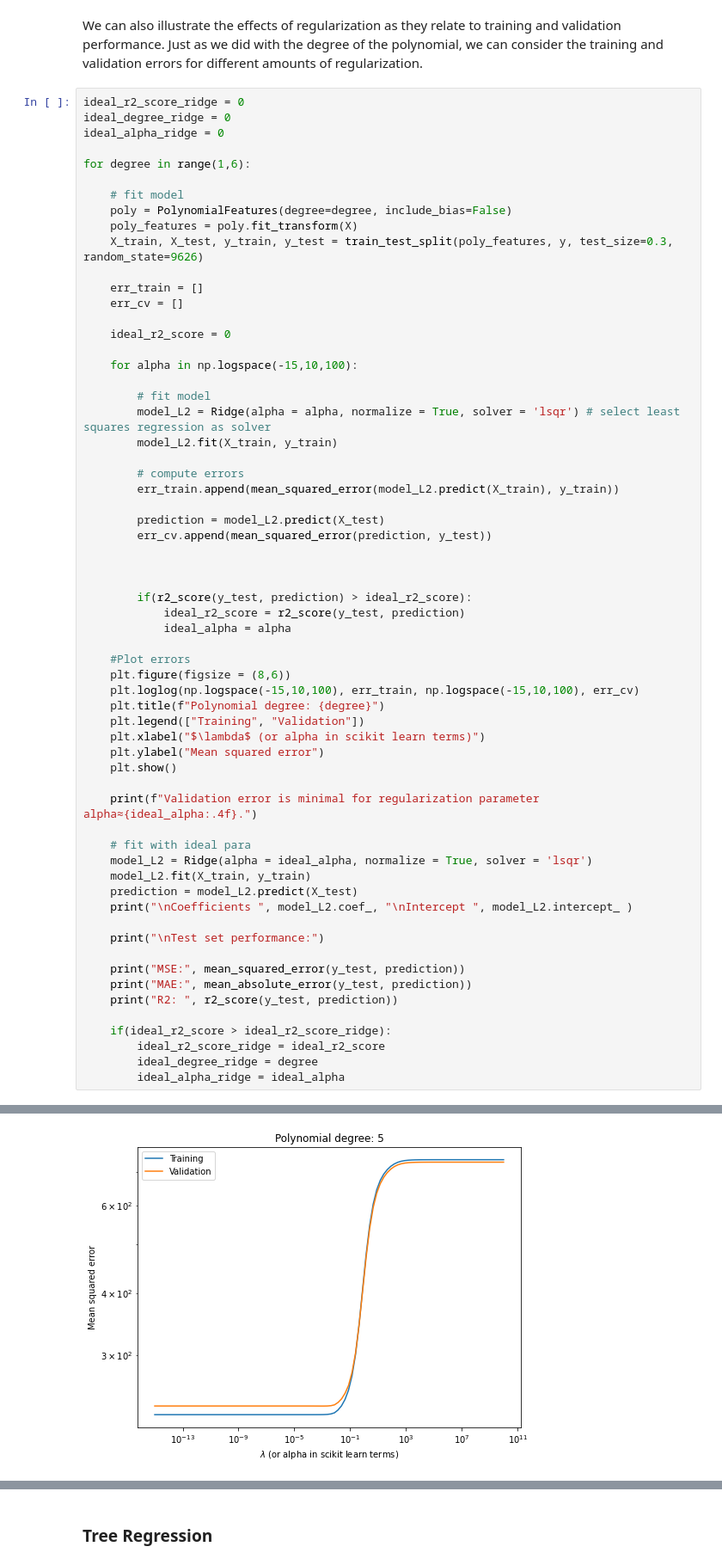
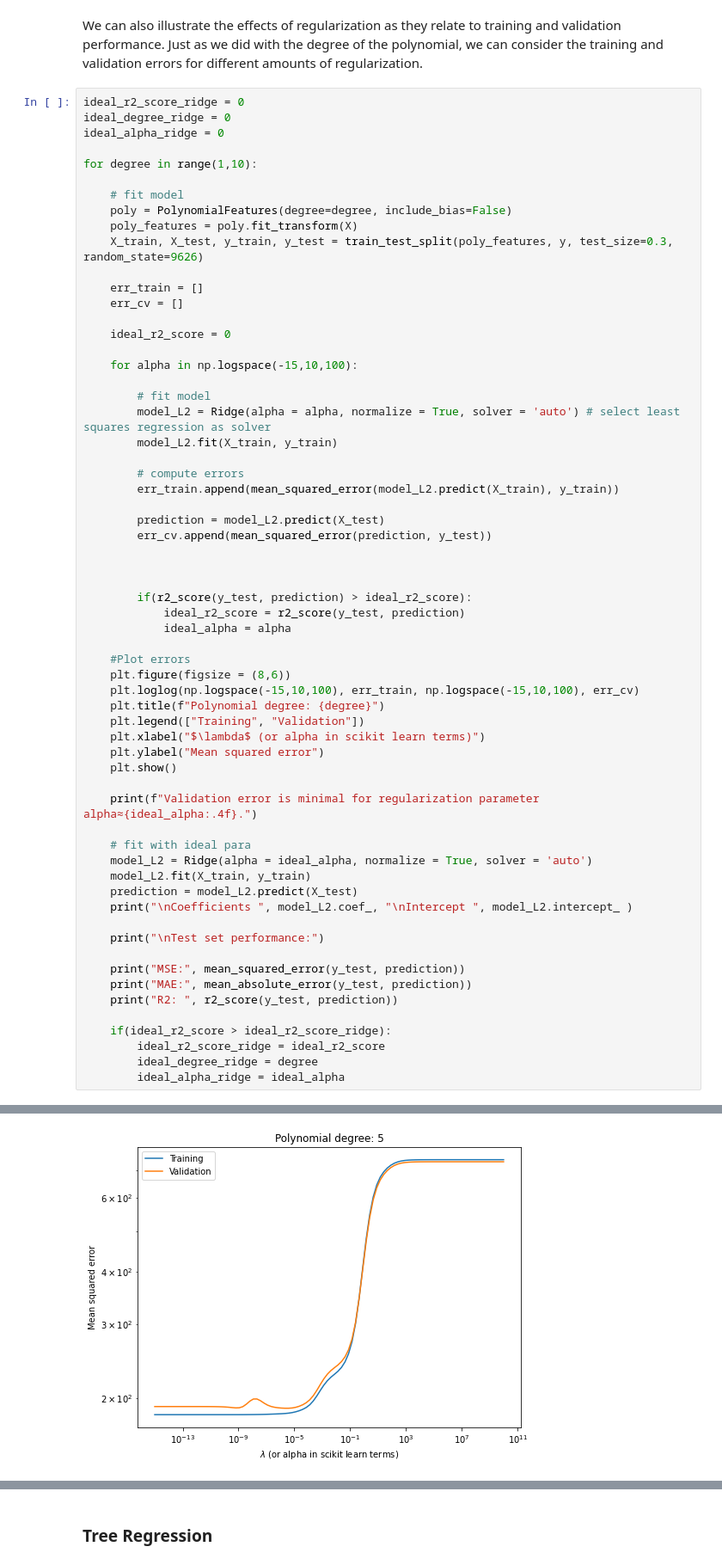
Before and after one commit to mschwa1010/AA_2022-23_Team_8, a Jupyter notebook: Prediction.ipynb, the cells around one changed output, grey strips where cells are left out. Shown at 86% size. Cells and saved outputs as stored; diff of their text form.

```diff
--- a/Prediction.ipynb
+++ b/Prediction.ipynb
@@ -571,7 +571,7 @@ ideal_r2_score_ridge = 0
 ideal_degree_ridge = 0
 ideal_alpha_ridge = 0
 
-for degree in range(1,6):
+for degree in range(1,10):
 
     # fit model
     poly = PolynomialFeatures(degree=degree, include_bias=False)
@@ -586,7 +586,7 @@ for degree in range(1,6):
     for alpha in np.logspace(-15,10,100):
 
         # fit model
-        model_L2 = Ridge(alpha = alpha, normalize = True, solver = 'lsqr') # select least squares regression as solver
+        model_L2 = Ridge(alpha = alpha, normalize = True, solver = 'auto') # select least squares regression as solver
         model_L2.fit(X_train, y_train)
 
         # compute errors
@@ -613,7 +613,7 @@ for degree in range(1,6):
     print(f"Validation error is minimal for regularization parameter alpha≈{ideal_alpha:.4f}.")
 
     # fit with ideal para
-    model_L2 = Ridge(alpha = ideal_alpha, normalize = True, solver = 'lsqr')
+    model_L2 = Ridge(alpha = ideal_alpha, normalize = True, solver = 'auto')
     model_L2.fit(X_train, y_train)
     prediction = model_L2.predict(X_test)
     print("\nCoefficients ", model_L2.coef_, "\nIntercept ", model_L2.intercept_ )
@@ -690 +690 @@ R2:  0.6875417915182371
-[figure, old version]
+[figure, new version]
```
Also changed, not shown: parts of 6 cells of this notebook.
